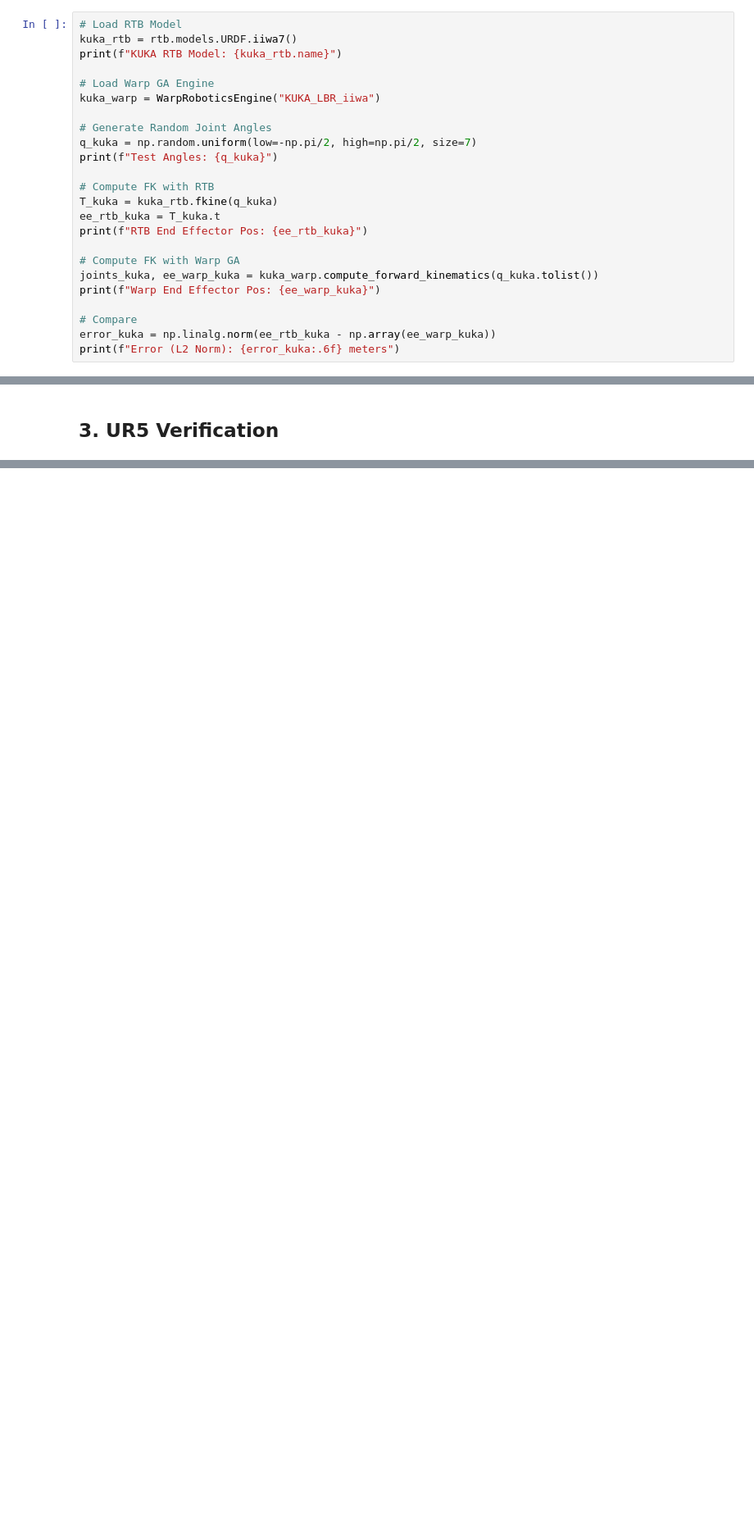
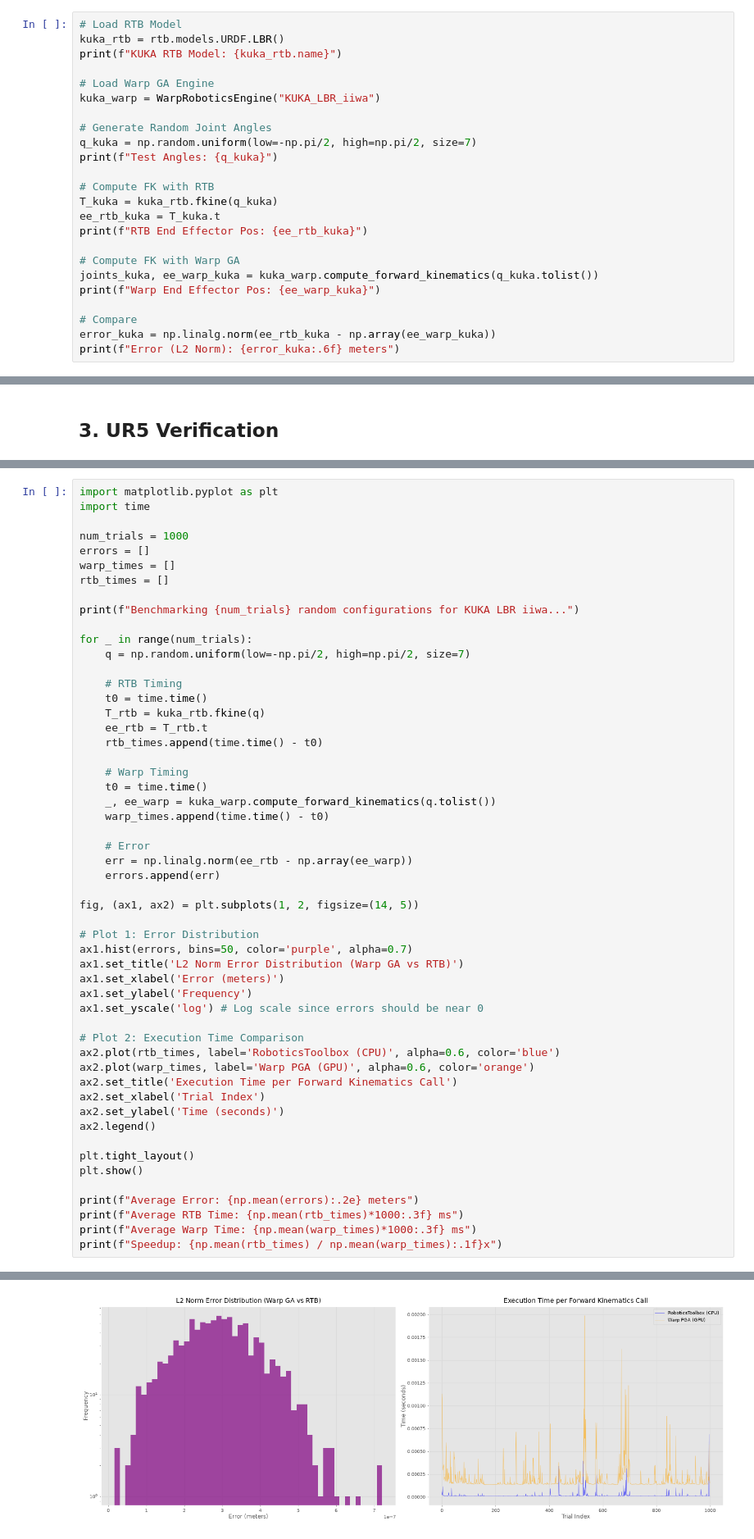
Before and after one commit to Intelligent-Interfaces/sensensblegeometry, a Jupyter notebook: notebooks/04_robotics_ga_kinematics.ipynb, the cells around one changed output, grey strips where cells are left out. Shown at 82% size. Saved outputs shown, nothing was run; the diff lists cells and outputs as text; blank space fills up the shorter version.

```diff
--- a/notebooks/04_robotics_ga_kinematics.ipynb
+++ b/notebooks/04_robotics_ga_kinematics.ipynb
@@ -15,7 +22,7 @@ from warp_sim import WarpRoboticsEngine
 ## 1. KUKA LBR iiwa Verification
 # %%
 # Load RTB Model
-kuka_rtb = rtb.models.URDF.iiwa7()
+kuka_rtb = rtb.models.URDF.LBR()
 print(f"KUKA RTB Model: {kuka_rtb.name}")
 
 # Load Warp GA Engine
@@ -73,0 +100,54 @@ print(f"Error: {error_ur5:.6f} meters")
+# %%
+import matplotlib.pyplot as plt
+import time
+
+num_trials = 1000
+errors = []
+warp_times = []
+rtb_times = []
+
+print(f"Benchmarking {num_trials} random configurations for KUKA LBR iiwa...")
+
+for _ in range(num_trials):
+    q = np.random.uniform(low=-np.pi/2, high=np.pi/2, size=7)
+
+    # RTB Timing
+    t0 = time.time()
+    T_rtb = kuka_rtb.fkine(q)
+    ee_rtb = T_rtb.t
+    rtb_times.append(time.time() - t0)
+
+    # Warp Timing
+    t0 = time.time()
+    _, ee_warp = kuka_warp.compute_forward_kinematics(q.tolist())
+    warp_times.append(time.time() - t0)
+
+    # Error
+    err = np.linalg.norm(ee_rtb - np.array(ee_warp))
+    errors.append(err)
+
+fig, (ax1, ax2) = plt.subplots(1, 2, figsize=(14, 5))
+
+# Plot 1: Error Distribution
+ax1.hist(errors, bins=50, color='purple', alpha=0.7)
+ax1.set_title('L2 Norm Error Distribution (Warp GA vs RTB)')
+ax1.set_xlabel('Error (meters)')
+ax1.set_ylabel('Frequency')
+ax1.set_yscale('log') # Log scale since errors should be near 0
+
+# Plot 2: Execution Time Comparison
+ax2.plot(rtb_times, label='RoboticsToolbox (CPU)', alpha=0.6, color='blue')
+ax2.plot(warp_times, label='Warp PGA (GPU)', alpha=0.6, color='orange')
+ax2.set_title('Execution Time per Forward Kinematics Call')
+ax2.set_xlabel('Trial Index')
+ax2.set_ylabel('Time (seconds)')
+ax2.legend()
+
+plt.tight_layout()
+plt.show()
+
+print(f"Average Error: {np.mean(errors):.2e} meters")
+print(f"Average RTB Time: {np.mean(rtb_times)*1000:.3f} ms")
+print(f"Average Warp Time: {np.mean(warp_times)*1000:.3f} ms")
+print(f"Speedup: {np.mean(rtb_times) / np.mean(warp_times):.1f}x")
+# %% [output]
@@ -73,0 +155 @@ print(f"Error: {error_ur5:.6f} meters")
+[figure, added]
```
Also changed, not shown: parts of 6 cells of this notebook, 2 other files.
